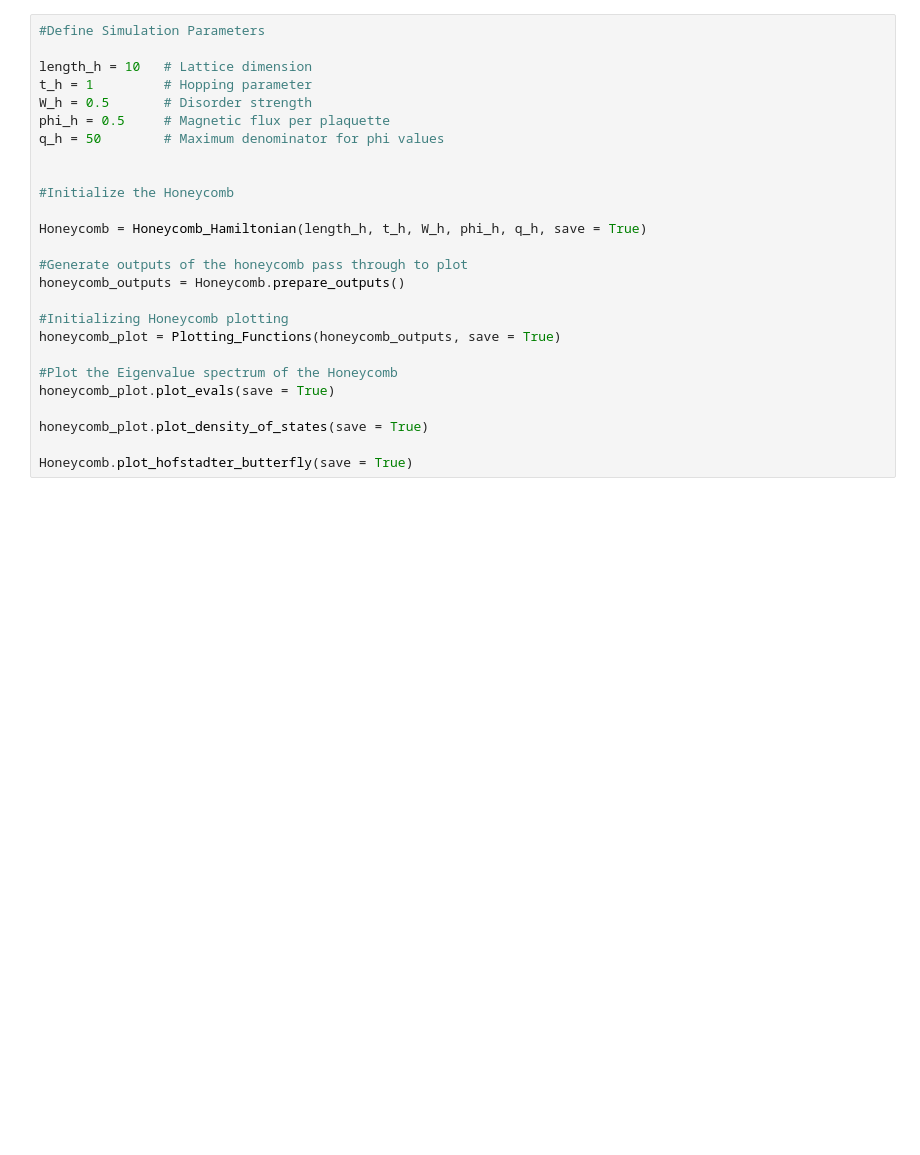
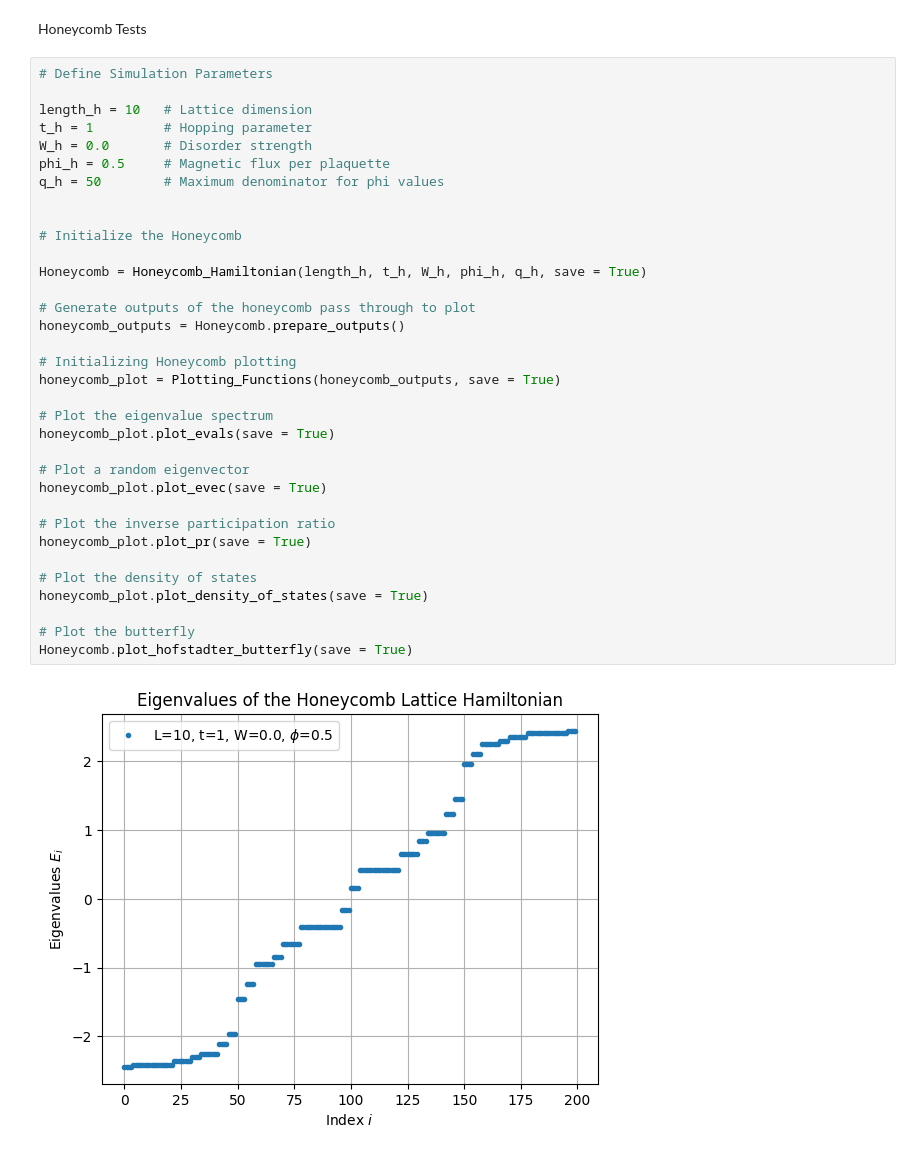
Before and after one commit to r-siddiqi/Hofstadter, a Jupyter notebook: test.ipynb, the cells around one changed output. Drawn from its saved outputs; the diff is of its cells as text; blank space fills up the shorter version.

```diff
--- a/test.ipynb
+++ b/test.ipynb
@@ -8,26 +10,38 @@ The following is an example of using the imported square and honeycomb lattice c
+# %% [markdown]
+Honeycomb Tests
 # %%
-#Define Simulation Parameters
+# Define Simulation Parameters
 
 length_h = 10   # Lattice dimension
 t_h = 1         # Hopping parameter
-W_h = 0.5       # Disorder strength
+W_h = 0.0       # Disorder strength
 phi_h = 0.5     # Magnetic flux per plaquette
 q_h = 50        # Maximum denominator for phi values
 
 
-#Initialize the Honeycomb
+# Initialize the Honeycomb
 
 Honeycomb = Honeycomb_Hamiltonian(length_h, t_h, W_h, phi_h, q_h, save = True)
 
-#Generate outputs of the honeycomb pass through to plot
+# Generate outputs of the honeycomb pass through to plot
 honeycomb_outputs = Honeycomb.prepare_outputs()
 
-#Initializing Honeycomb plotting
+# Initializing Honeycomb plotting
 honeycomb_plot = Plotting_Functions(honeycomb_outputs, save = True)
 
-#Plot the Eigenvalue spectrum of the Honeycomb
+# Plot the eigenvalue spectrum
 honeycomb_plot.plot_evals(save = True)
 
+# Plot a random eigenvector
+honeycomb_plot.plot_evec(save = True)
+
+# Plot the inverse participation ratio
+honeycomb_plot.plot_pr(save = True)
+
+# Plot the density of states
 honeycomb_plot.plot_density_of_states(save = True)
 
+# Plot the butterfly
 Honeycomb.plot_hofstadter_butterfly(save = True)
+# %% [output]
+[figure, added]
```
Also changed, not shown: parts of 10 cells of this notebook.
